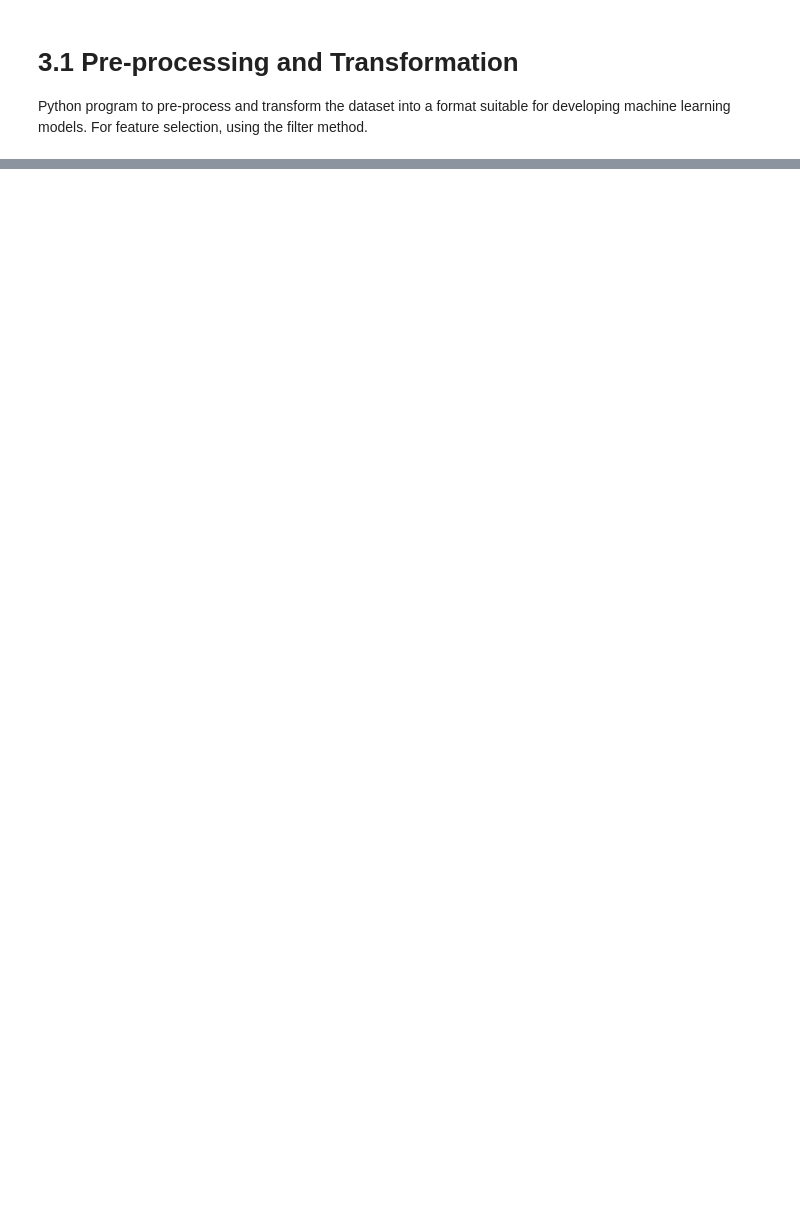
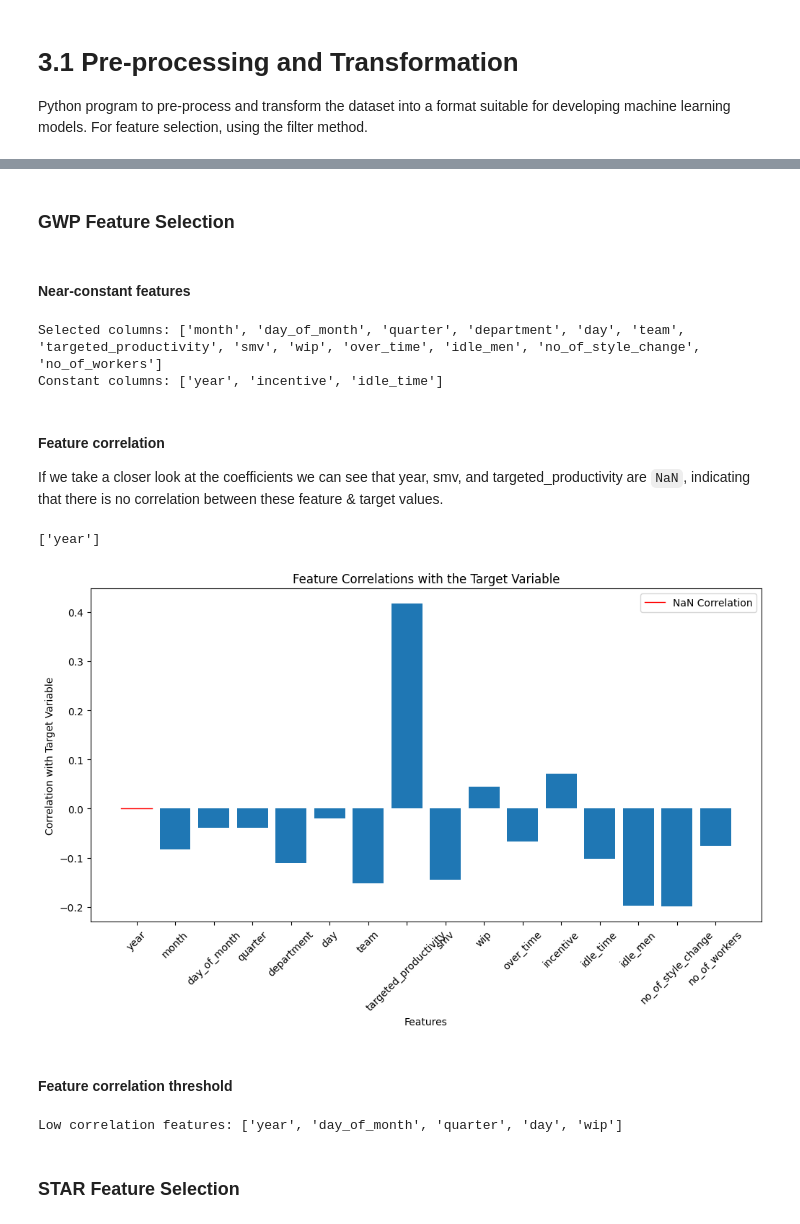
Before and after one commit to TNicko/DataMiningML, a Jupyter notebook: task3_1.ipynb, the cells around one changed output, grey strips where cells are left out. Saved outputs shown, nothing was run; the diff lists cells and outputs as text; code cells hidden in the pictures; blank space fills up the shorter version.

```diff
--- a/task3_1.ipynb
+++ b/task3_1.ipynb
@@ -9,0 +5,24 @@ import selection as sl
+# %%
+from sklearn.model_selection import train_test_split
+
+%load_ext autoreload
+%autoreload 2
+
+from bamboo.gwp_pipeline import gwp_pipeline
+from bamboo.star_pipeline import star_pipeline
+from bamboo.processing import read_csv, split_features_and_target, get_feature_and_target_names
+from bamboo.selection import normalize_data, get_const_features, get_feature_correlations, plot_feature_correlations, get_low_correlation_features
+
+SEED = 40
+GWP_CSV = 'datasets/gwp_assessment.csv'
+STAR_CSV = 'datasets/star_assessment.csv'
+# %%
+# Load data from csv
+gwp_data = read_csv(GWP_CSV)
+star_data = read_csv(STAR_CSV)
+
+print(gwp_data)
+print(gwp_data.dtype)
+print("\n")
+print(star_data)
+print(star_data.dtype)
@@ -46,18 +88,44 @@ print(star_dataset.dtype)
+# %% [markdown]
+### GWP Feature Selection
 # %%
-from sklearn.model_selection import train_test_split
-
-
-SEED = 40
-
-# Initialise list of features to drop
-gwp_dropped_features = []
-
 # Split feature and target sets
-X, y = pr.split_features_and_target(gwp_dataset)
-X_names, y_name = pr.get_feature_and_target_names(gwp_dataset)
+X, y = split_features_and_target(gwp_dataset)
+X_names, y_name = get_feature_and_target_names(gwp_dataset)
 
 # Split the data into training and test sets
 X_train, X_test, y_train, y_test = train_test_split(X, y, test_size=0.2, random_state=SEED)
 
 # Normalise the data
-X_train_norm, X_test_norm = sl.normalize_data(X_train, X_test)
+X_train, X_test = normalize_data(X_train, X_test)
+# %% [markdown]
+#### Near-constant features
+# %%
+constant_threshold = 0.01
+selected_columns, constant_columns = get_const_features(X_train, X_names, threshold=0.01)
+
+print('Selected columns:', selected_columns)
+print('Constant columns:', constant_columns)
+# %% [output]
+Selected columns: ['month', 'day_of_month', 'quarter', 'department', 'day', 'team', 'targeted_productivity', 'smv', 'wip', 'over_time', 'idle_men', 'no_of_style_change', 'no_of_workers']
+Constant columns: ['year', 'incentive', 'idle_time']
+# %% [markdown]
+#### Feature correlation
+If we take a closer look at the coefficients we can see that year, smv, and targeted_productivity are `NaN`, indicating that there is no correlation between these feature & target values.
+# %%
+feature_correlations = get_feature_correlations(X_train, y_train, X_names)
+plot_feature_correlations(feature_correlations)
+# %% [output]
+['year']
+[figure, added]
+# %% [markdown]
+#### Feature correlation threshold
+# %%
+correlation_threshold = 0.05
+
+low_correlation_features = get_low_correlation_features(feature_correlations, threshold=correlation_threshold)
+
+print ('Low correlation features:', low_correlation_features)
+# %% [output]
+Low correlation features: ['year', 'day_of_month', 'quarter', 'day', 'wip']
+# %% [markdown]
+### STAR Feature Selection
```
Also changed, not shown: parts of 11 cells of this notebook, 12 other files.
